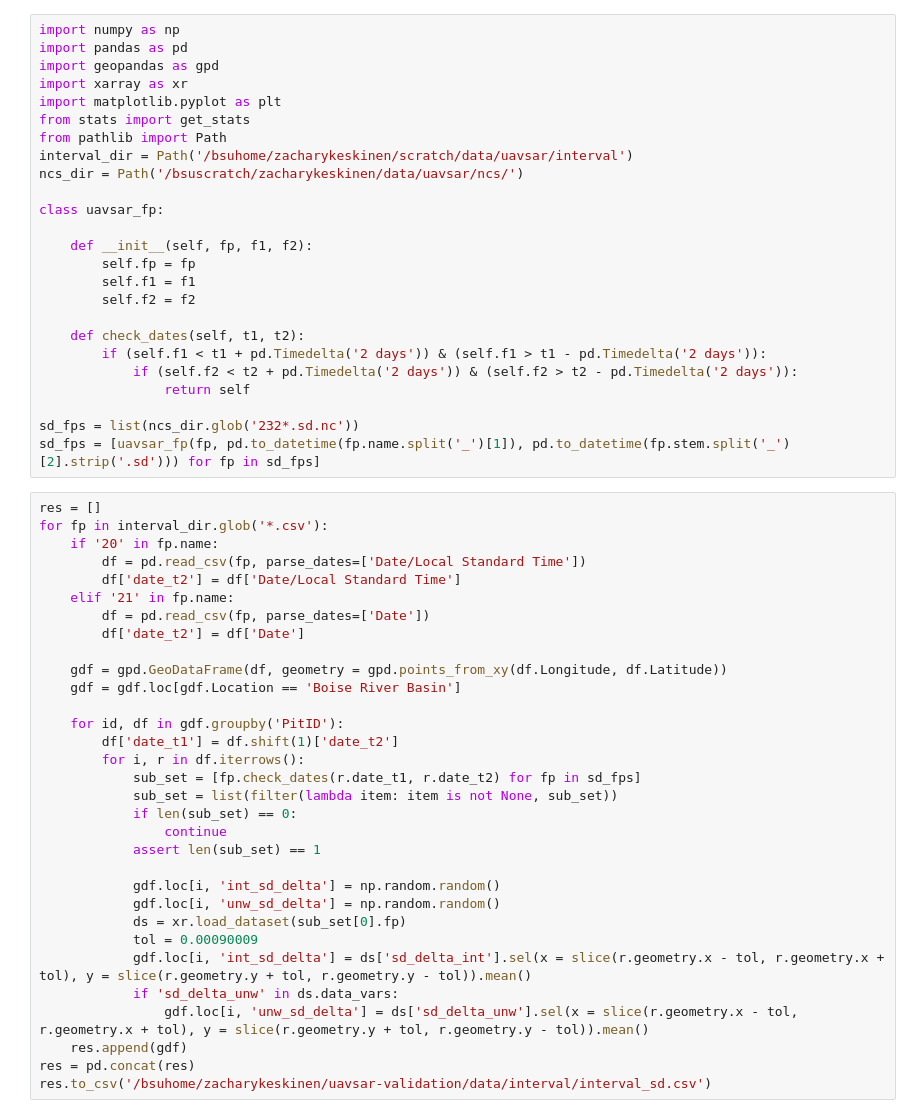
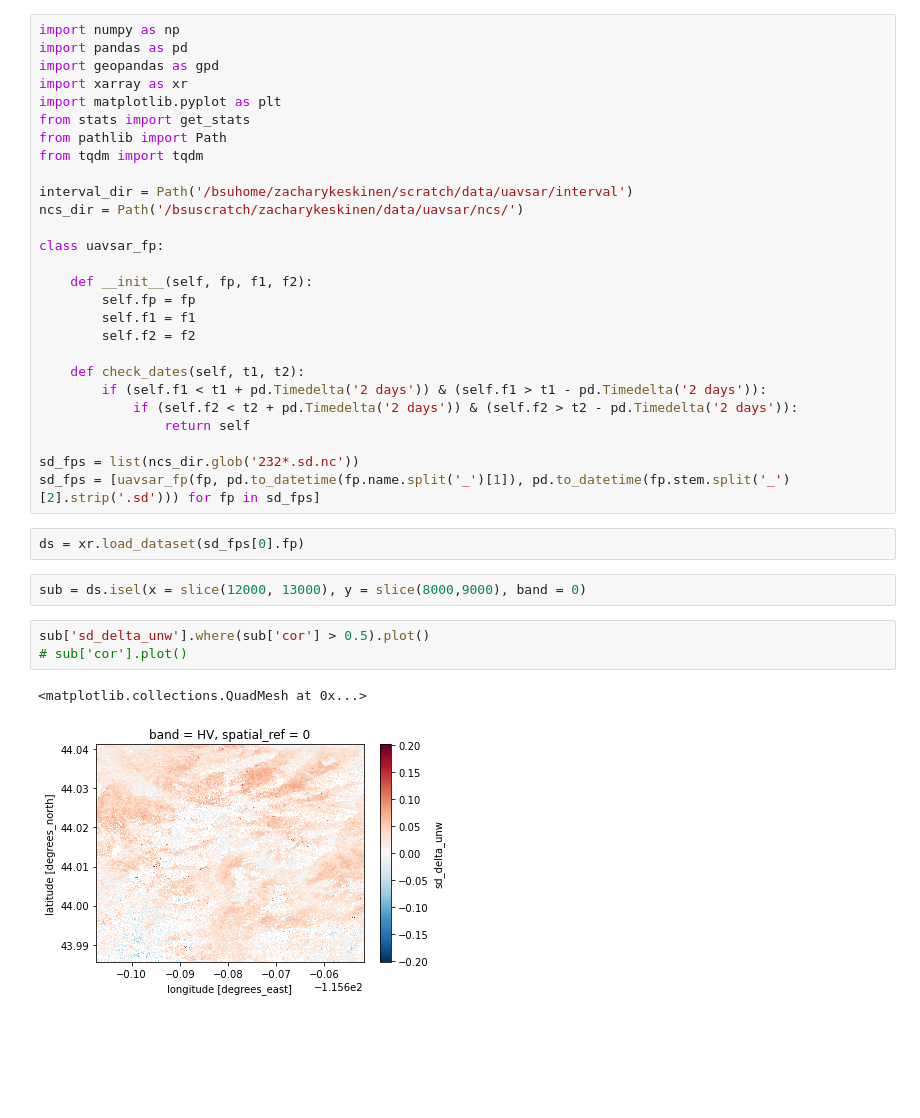
Before and after one commit to ZachHoppinen/uavsar-validation, a Jupyter notebook: src/play/interval.ipynb, the cells around one changed output. Cells and saved outputs as stored; diff of their text form; blank space fills up the shorter version.

```diff
--- a/src/play/interval.ipynb
+++ b/src/play/interval.ipynb
@@ -6,6 +19,8 @@ import xarray as xr
 import matplotlib.pyplot as plt
 from stats import get_stats
 from pathlib import Path
+from tqdm import tqdm
+
 interval_dir = Path('/bsuhome/zacharykeskinen/scratch/data/uavsar/interval')
 ncs_dir = Path('/bsuscratch/zacharykeskinen/data/uavsar/ncs/')
 
@@ -23,35 +38,13 @@ class uavsar_fp:
 
 sd_fps = list(ncs_dir.glob('232*.sd.nc'))
 sd_fps = [uavsar_fp(fp, pd.to_datetime(fp.name.split('_')[1]), pd.to_datetime(fp.stem.split('_')[2].strip('.sd'))) for fp in sd_fps]
-# %%
-res = []
-for fp in interval_dir.glob('*.csv'):
-    if '20' in fp.name:
-        df = pd.read_csv(fp, parse_dates=['Date/Local Standard Time'])
-        df['date_t2'] = df['Date/Local Standard Time']
-    elif '21' in fp.name:
-        df = pd.read_csv(fp, parse_dates=['Date'])
-        df['date_t2'] = df['Date']
-
-    gdf = gpd.GeoDataFrame(df, geometry = gpd.points_from_xy(df.Longitude, df.Latitude))
-    gdf = gdf.loc[gdf.Location == 'Boise River Basin']
-
-    for id, df in gdf.groupby('PitID'):
-        df['date_t1'] = df.shift(1)['date_t2']
-        for i, r in df.iterrows():
-            sub_set = [fp.check_dates(r.date_t1, r.date_t2) for fp in sd_fps]
-            sub_set = list(filter(lambda item: item is not None, sub_set))
-            if len(sub_set) == 0:
-                continue
-            assert len(sub_set) == 1
-
-            gdf.loc[i, 'int_sd_delta'] = np.random.random()
-            gdf.loc[i, 'unw_sd_delta'] = np.random.random()
-            ds = xr.load_dataset(sub_set[0].fp)
-            tol = 0.00090009
-            gdf.loc[i, 'int_sd_delta'] = ds['sd_delta_int'].sel(x = slice(r.geometry.x - tol, r.geometry.x + tol), y = slice(r.geometry.y + tol, r.geometry.y - tol)).mean()
-            if 'sd_delta_unw' in ds.data_vars:
-                gdf.loc[i, 'unw_sd_delta'] = ds['sd_delta_unw'].sel(x = slice(r.geometry.x - tol, r.geometry.x + tol), y = slice(r.geometry.y + tol, r.geometry.y - tol)).mean()
-    res.append(gdf)
-res = pd.concat(res)
-res.to_csv('/bsuhome/zacharykeskinen/uavsar-validation/data/interval/interval_sd.csv')
+# %%
+ds = xr.load_dataset(sd_fps[0].fp)
+# %%
+sub = ds.isel(x = slice(12000, 13000), y = slice(8000,9000), band = 0)
+# %%
+sub['sd_delta_unw'].where(sub['cor'] > 0.5).plot()
+# sub['cor'].plot()
+# %% [output]
+<matplotlib.collections.QuadMesh at 0x...>
+[figure, added]
```
Also changed, not shown: parts of 3 cells of this notebook, 3 other files.
